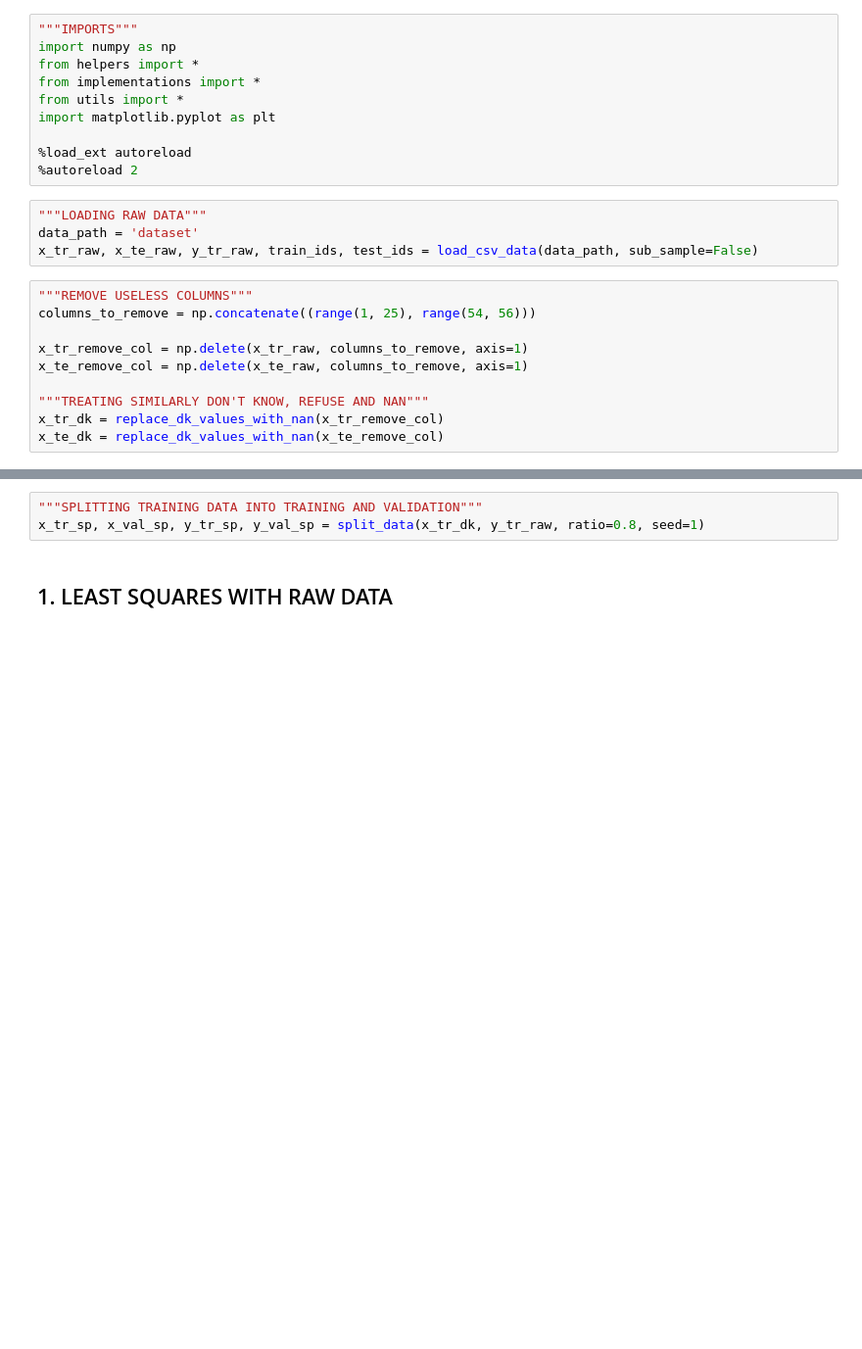
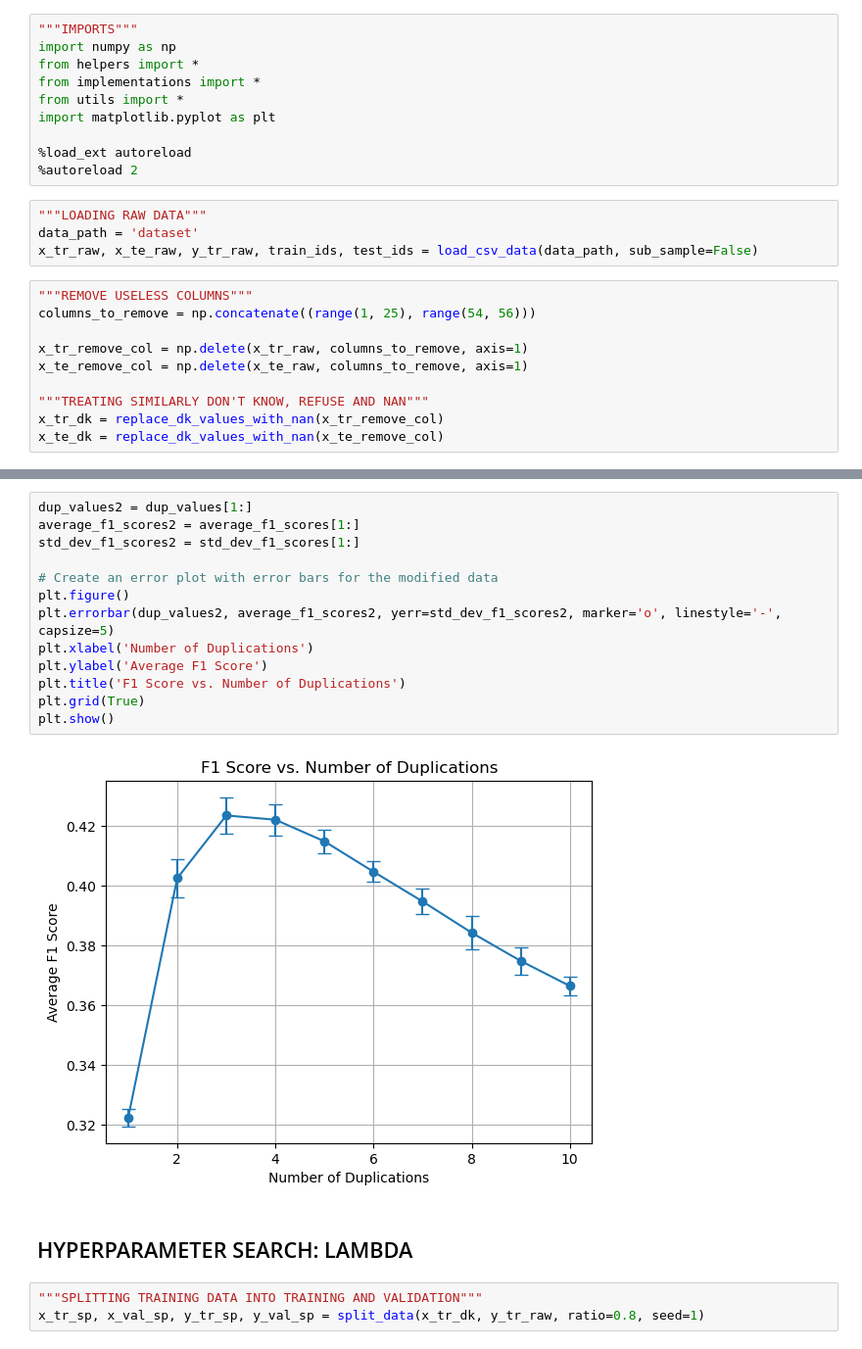
Before and after one commit to epfml/ml-project-1-apashe, a Jupyter notebook: plots.ipynb, the cells around one changed output, grey strips where cells are left out. Shown at 98% size. Drawn from its saved outputs; the diff is of its cells as text; blank space fills up the shorter version.

Commit message:
plots update

```diff
--- a/plots.ipynb
+++ b/plots.ipynb
@@ -25,5 +182,20 @@ x_te_dk = replace_dk_values_with_nan(x_te_remove_col)
+# %%
+dup_values2 = dup_values[1:]
+average_f1_scores2 = average_f1_scores[1:]
+std_dev_f1_scores2 = std_dev_f1_scores[1:]
+
+# Create an error plot with error bars for the modified data
+plt.figure()
+plt.errorbar(dup_values2, average_f1_scores2, yerr=std_dev_f1_scores2, marker='o', linestyle='-', capsize=5)
+plt.xlabel('Number of Duplications')
+plt.ylabel('Average F1 Score')
+plt.title('F1 Score vs. Number of Duplications')
+plt.grid(True)
+plt.show()
+# %% [output]
+[figure, added]
+# %% [markdown]
+## HYPERPARAMETER SEARCH: LAMBDA
 # %%
 """SPLITTING TRAINING DATA INTO TRAINING AND VALIDATION"""
 x_tr_sp, x_val_sp, y_tr_sp, y_val_sp = split_data(x_tr_dk, y_tr_raw, ratio=0.8, seed=1)
-# %% [markdown]
-## 1. LEAST SQUARES WITH RAW DATA
```
Also changed, not shown: parts of 34 cells of this notebook.
